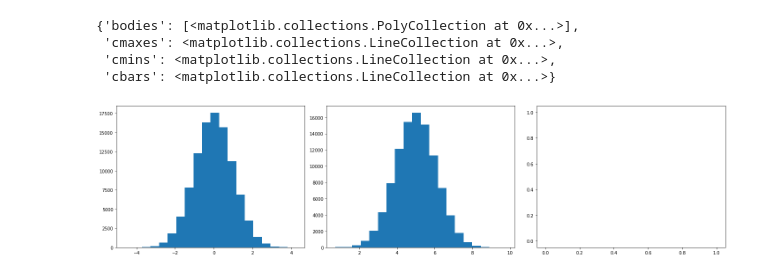
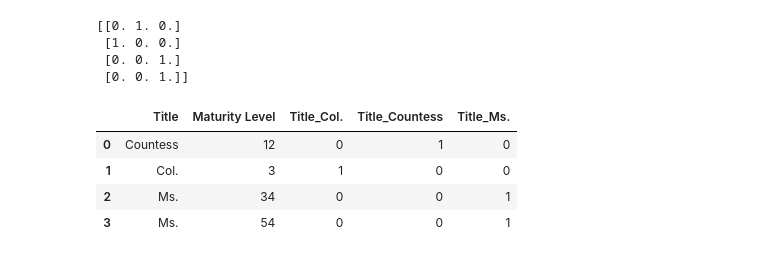
Before and after one commit to osofariu/titanic, a Jupyter notebook: experiment.ipynb, the cells around one changed output. Drawn from its saved outputs; the diff is of its cells as text; code cells hidden in the pictures.

```diff
--- a/experiment.ipynb
+++ b/experiment.ipynb
@@ -1,25 +1,52 @@
-# %%
-import pandas as pd
-import numpy as np
-import matplotlib.pyplot as plt
-
-N_points = 100000
-n_bins = 20
-
-# Generate a normal distribution, center at x=0 and y=5
-x = np.random.randn(N_points)
-y = .4 * x + np.random.randn(100000) + 5
-
-x[10] = float('NaN')
-fig, axs = plt.subplots(1, 3, sharey=False, tight_layout=True, figsize=(20,5))
-
-# We can set the number of bins with the `bins` kwarg
-axs[0].hist(x, bins=n_bins)
-axs[1].hist(y, bins=n_bins)
-axs[2].violinplot(dataset=x)
-# %% [output]
-{'bodies': [<matplotlib.collections.PolyCollection at 0x...>],
- 'cmaxes': <matplotlib.collections.LineCollection at 0x...>,
- 'cmins': <matplotlib.collections.LineCollection at 0x...>,
- 'cbars': <matplotlib.collections.LineCollection at 0x...>}
-[figure, removed]
+# %%
+# import pandas as pd
+# import numpy as np
+# import matplotlib.pyplot as plt
+
+# from numpy import array
+# from numpy import argmax
+# from sklearn.preprocessing import LabelEncoder
+# from sklearn.preprocessing import OneHotEncoder
+# # define example
+# data = ['cold', 'cold', 'warm', 'cold', 'hot', 'hot', 'warm', 'cold', 'warm', 'hot']
+# values = array(data)
+# print(values)
+# # integer encode
+# label_encoder = LabelEncoder()
+# integer_encoded = label_encoder.fit_transform(values)
+# print(integer_encoded)
+# # binary encode
+# onehot_encoder = OneHotEncoder(sparse=False)
+# integer_encoded = integer_encoded.reshape(len(integer_encoded), 1)
+# onehot_encoded = onehot_encoder.fit_transform(integer_encoded)
+# print(onehot_encoded)
+# # invert first example
+# inverted = label_encoder.inverse_transform([argmax(onehot_encoded[0, :])])
+# print(inverted)
+
+from sklearn.preprocessing import OneHotEncoder, LabelEncoder
+
+titles = ['Countess.', 'Col.', 'Ms.', 'Mr.']
+
+data = [['Countess', 12], ['Col.', 3], ['Ms.', 34], ['Ms.', 54]]
+df = pd.DataFrame(data, columns = ['Title', 'Maturity Level'])
+
+ohe = OneHotEncoder(sparse=False)
+label_encoder = LabelEncoder()
+integer_encoded = label_encoder.fit_transform(df['Title'])
+integer_encoded = integer_encoded.reshape(len(integer_encoded), 1)
+    onehot_encoded = onehot_encoder.fit_transform(integer_encoded)
+print(onehot_encoded)
+# integer_encoded = label_encoder.fit_transform(values)
+df = pd.concat([df,pd.get_dummies(df['Title'], prefix='Title')],axis=1)
+df
+# %% [output]
+[[0. 1. 0.]
+ [1. 0. 0.]
+ [0. 0. 1.]
+ [0. 0. 1.]]
+|  | Title | Maturity Level | Title_Col. | Title_Countess | Title_Ms. |
+| 0 | Countess | 12 | 0 | 1 | 0 |
+| 1 | Col. | 3 | 1 | 0 | 0 |
+| 2 | Ms. | 34 | 0 | 0 | 1 |
+| 3 | Ms. | 54 | 0 | 0 | 1 |
```
Also changed, not shown: 1 other file.
